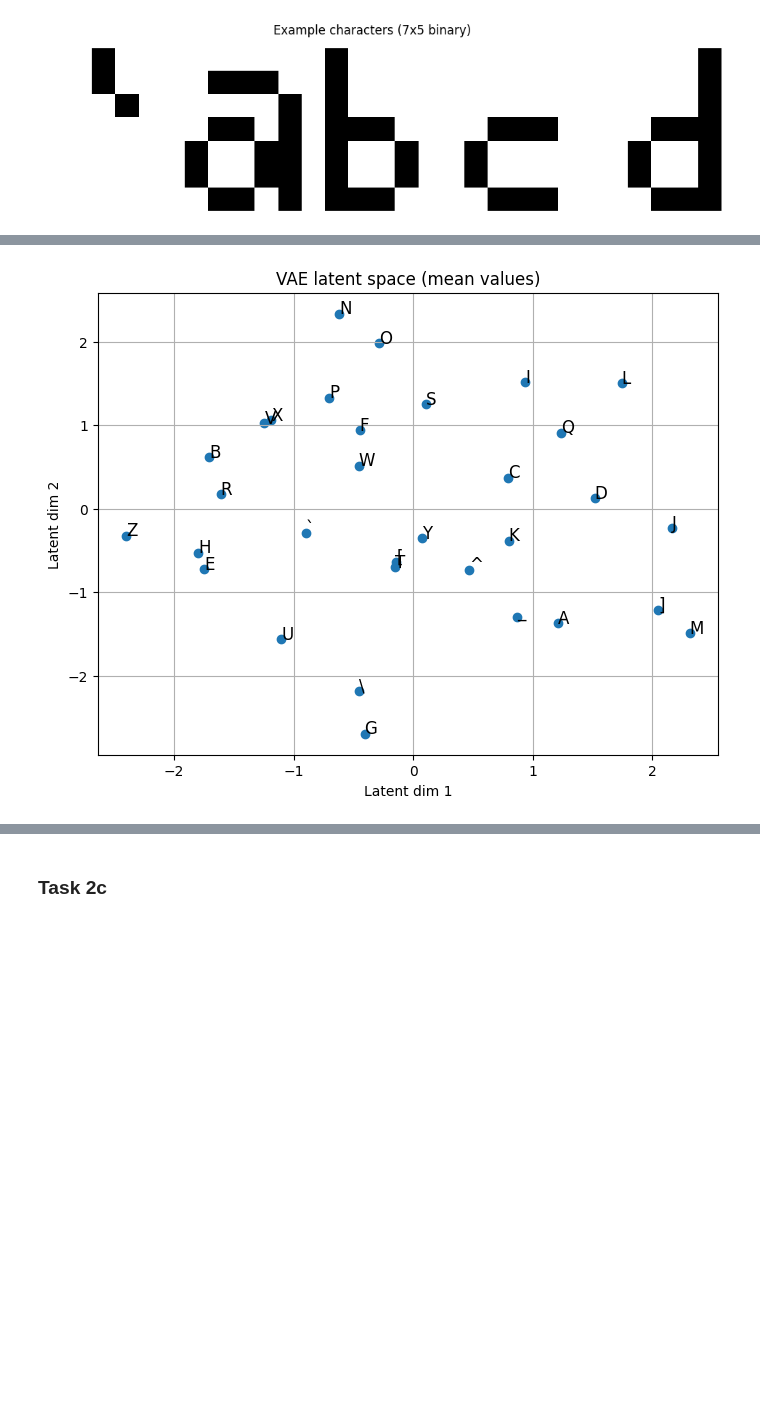
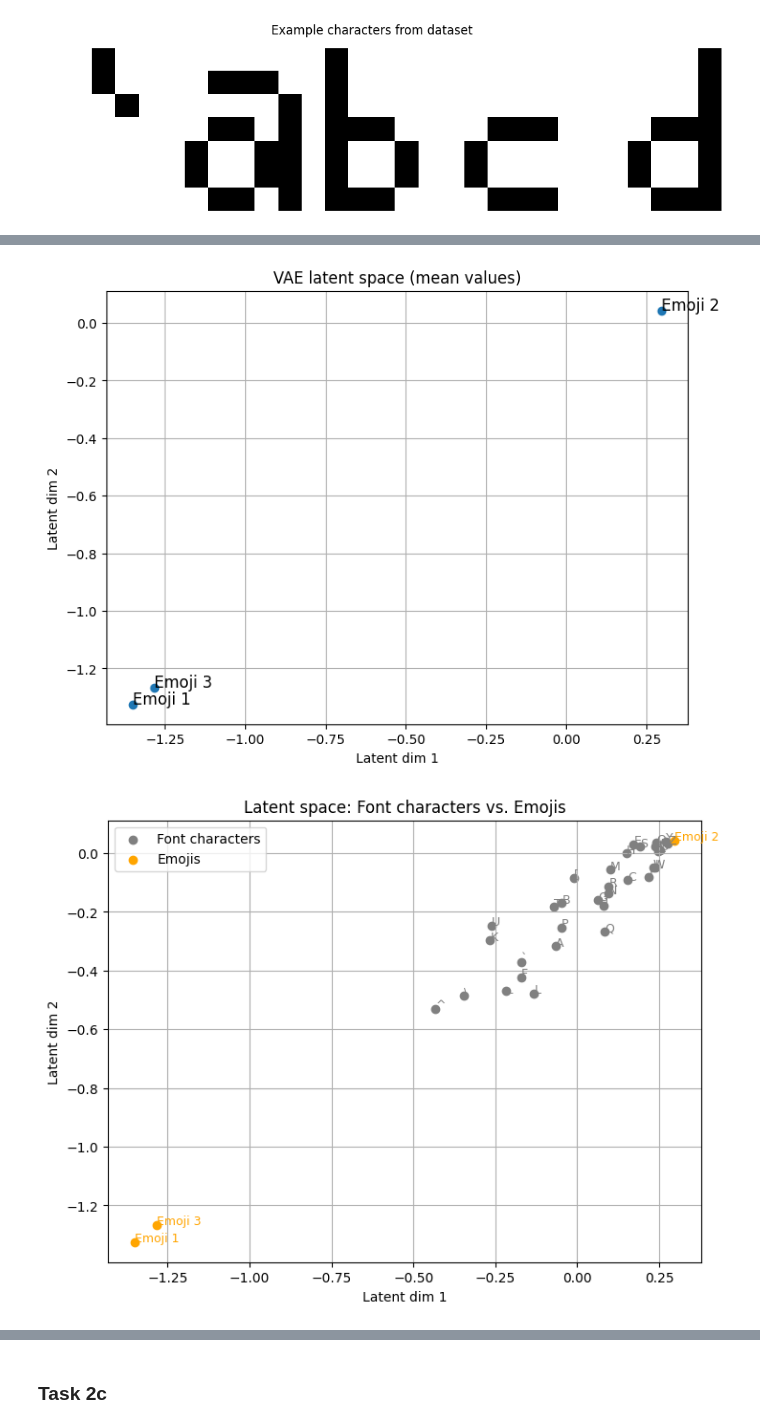
Before and after one commit to lucas-wittich/72.27-SIA, a Jupyter notebook: TP5/tp5.ipynb, the cells around one changed output, grey strips where cells are left out. Cells and saved outputs as stored; diff of their text form; code cells hidden in the pictures; blank space fills up the shorter version.

```diff
--- a/TP5/tp5.ipynb
+++ b/TP5/tp5.ipynb
@@ -527,0 +497,20 @@ for epoch in range(300):
+# %%
+vae = VAE()
+optimizer = optim.Adam(vae.parameters(), lr=0.001)
+
+def vae_loss(recon_x, x, mu, logvar):
+    recon_loss = nn.functional.binary_cross_entropy(recon_x, x, reduction='sum')
+    kl_div = -0.5 * torch.sum(1 + logvar - mu.pow(2) - logvar.exp())
+    return (recon_loss + kl_div) / x.size(0)
+
+# Trening
+for epoch in range(500):
+    for batch in dataloader:
+        x = batch[0]
+        optimizer.zero_grad()
+        recon_x, mu, logvar = vae(x)
+        loss = vae_loss(recon_x, x, mu, logvar)
+        loss.backward()
+        optimizer.step()
+    if epoch % 100 == 0:
+        print(f"Epoch {epoch} | Loss: {loss.item():.4f}")
@@ -530,18 +568,47 @@ for epoch in range(300):
 # %%
 # Plot latent space representation of input characters
 
 with torch.no_grad():
-    mu_vals, _ = vae.encode(X_tensor)
+    mu_vals, _ = vae.encode(emoji_patterns)
     mu_vals = mu_vals.numpy()
 
 plt.figure(figsize=(8, 6))
 plt.scatter(mu_vals[:, 0], mu_vals[:, 1])
 for i, (x, y) in enumerate(mu_vals):
-    plt.text(x, y, chr(65 + i), fontsize=12)
+    plt.text(x, y, f"Emoji {i+1}", fontsize=12)
 plt.xlabel("Latent dim 1")
 plt.ylabel("Latent dim 2")
 plt.title("VAE latent space (mean values)")
 plt.grid(True)
 plt.show()
+
+#In original plot:
+
+with torch.no_grad():
+    mu_fonts, _ = vae.encode(torch.tensor(font_array, dtype=torch.float32))
+    mu_emojis, _ = vae.encode(emoji_patterns)
+
+mu_fonts = mu_fonts.numpy()
+mu_emojis = mu_emojis.numpy()
+
+plt.figure(figsize=(8, 6))
+
+# Font characters in gray
+plt.scatter(mu_fonts[:, 0], mu_fonts[:, 1], color='gray', label='Font characters')
+for i, (x, y) in enumerate(mu_fonts):
+    plt.text(x, y, chr(65 + i), fontsize=9, color='gray')
+
+# Emojis in orange
+plt.scatter(mu_emojis[:, 0], mu_emojis[:, 1], color='orange', label='Emojis')
+for i, (x, y) in enumerate(mu_emojis):
+    plt.text(x, y, f"Emoji {i+1}", fontsize=9, color='orange')
+
+plt.xlabel("Latent dim 1")
+plt.ylabel("Latent dim 2")
+plt.title("Latent space: Font characters vs. Emojis")
+plt.grid(True)
+plt.legend()
+plt.show()
 # %% [output]
-[figure, old version]
+[figure, new version]
+[figure, added]
```
Also changed, not shown: parts of 32 cells of this notebook.
